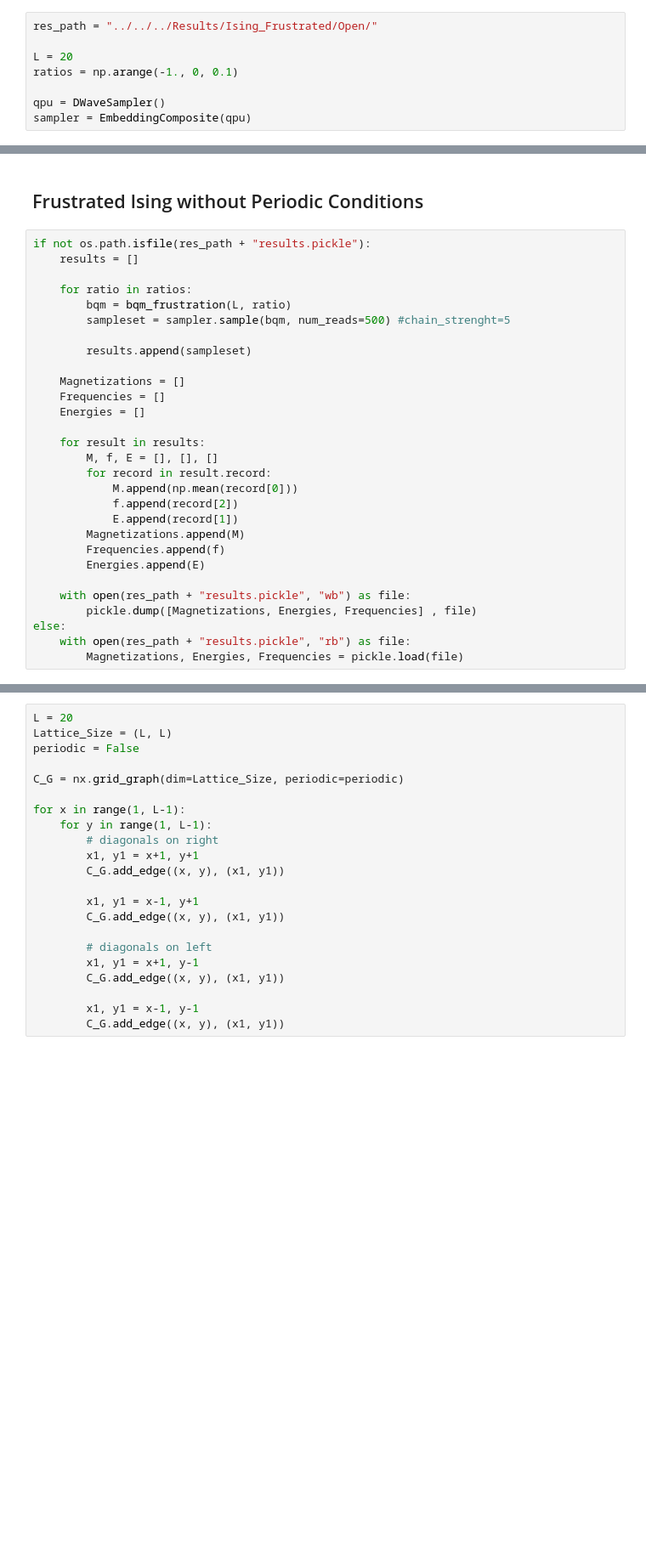
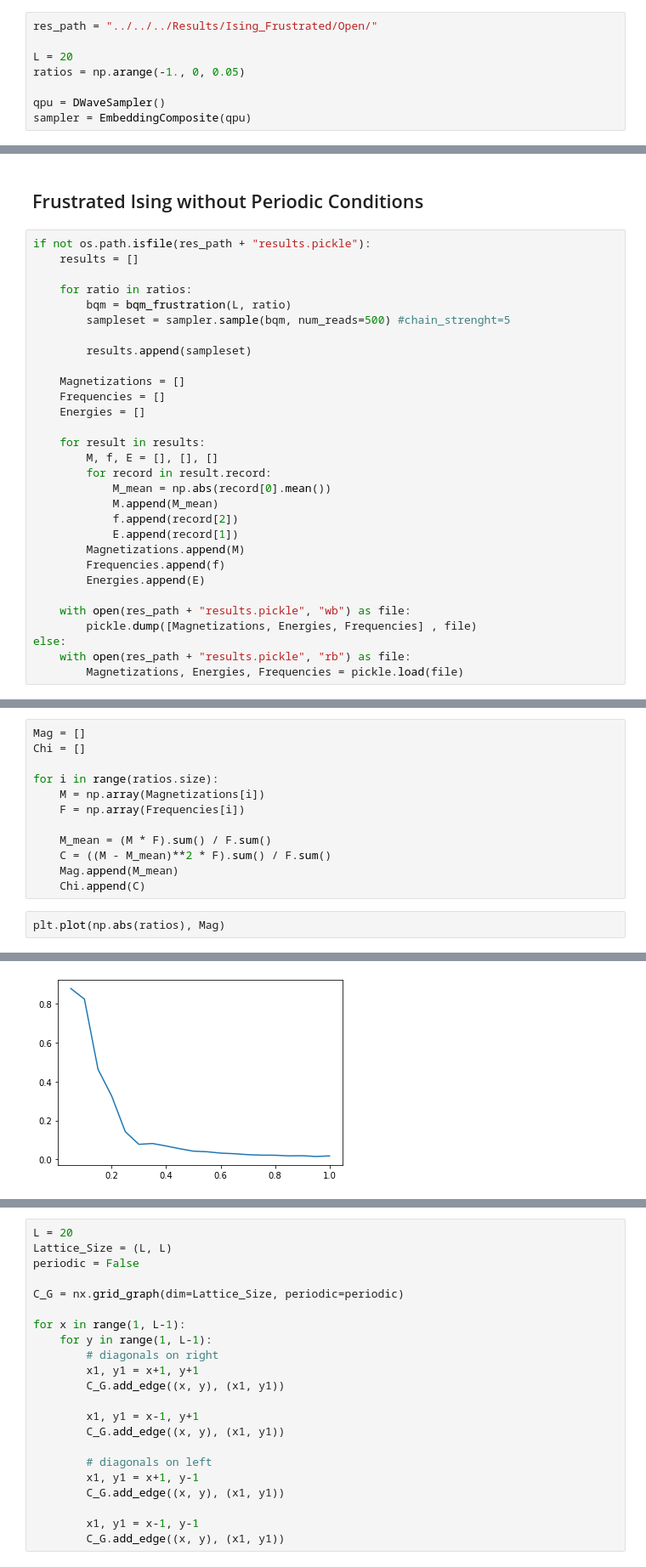
Before and after one commit to Wronsmin/Quantum-Computing, a Jupyter notebook: source/BQM_approach/Ising/Ising_frustrated_Open.ipynb, the cells around one changed output, grey strips where cells are left out. Shown at 85% size. Saved outputs shown, nothing was run; the diff lists cells and outputs as text; blank space fills up the shorter version.

Commit message:
Increased Ratios shape

```diff
--- a/source/BQM_approach/Ising/Ising_frustrated_Open.ipynb
+++ b/source/BQM_approach/Ising/Ising_frustrated_Open.ipynb
@@ -15,7 +16,7 @@ import dwave.inspector
 res_path = "../../../Results/Ising_Frustrated/Open/"
 
 L = 20
-ratios = np.arange(-1., 0, 0.1)
+ratios = np.arange(-1., 0, 0.05)
 
 qpu = DWaveSampler()
 sampler = EmbeddingComposite(qpu)
@@ -38,7 +45,8 @@ if not os.path.isfile(res_path + "results.pickle"):
     for result in results:
         M, f, E = [], [], []
         for record in result.record:
-            M.append(np.mean(record[0]))
+            M_mean = np.abs(record[0].mean())
+            M.append(M_mean)
             f.append(record[2])
             E.append(record[1])
         Magnetizations.append(M)
@@ -52,0 +63,15 @@ else:
+# %%
+Mag = []
+Chi = []
+
+for i in range(ratios.size):
+    M = np.array(Magnetizations[i])
+    F = np.array(Frequencies[i])
+
+    M_mean = (M * F).sum() / F.sum()
+    C = ((M - M_mean)**2 * F).sum() / F.sum()
+    Mag.append(M_mean)
+    Chi.append(C)
+# %%
+plt.plot(np.abs(ratios), Mag)
+# %% [output]
@@ -52,0 +79 @@ else:
+[figure, added]
```
Also changed, not shown: parts of 6 cells of this notebook, 1 other file.
